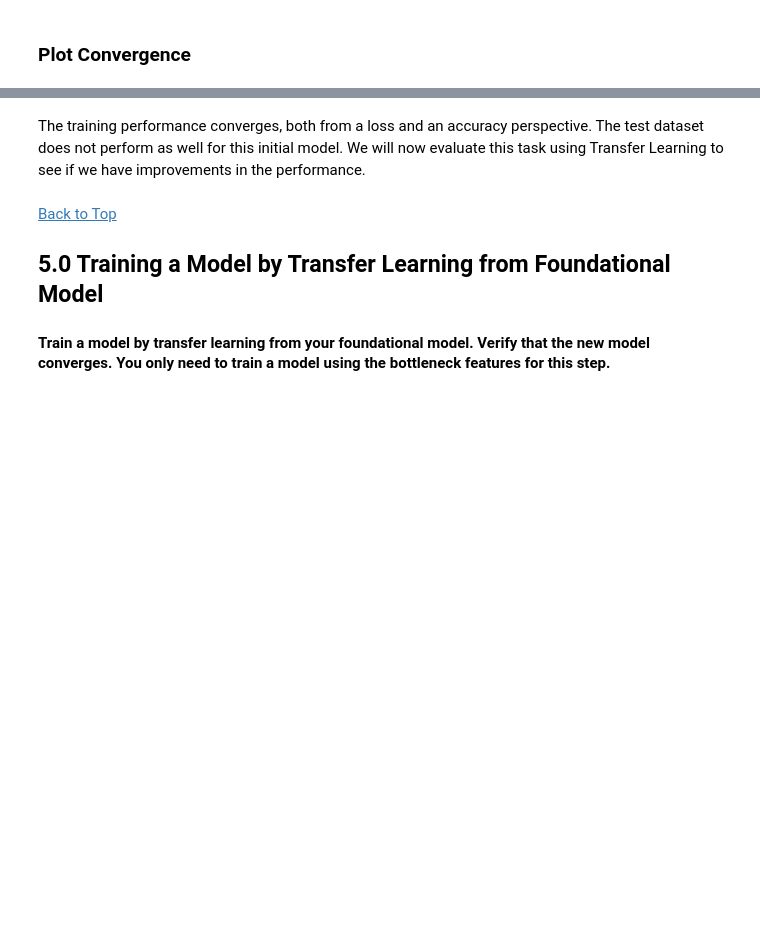
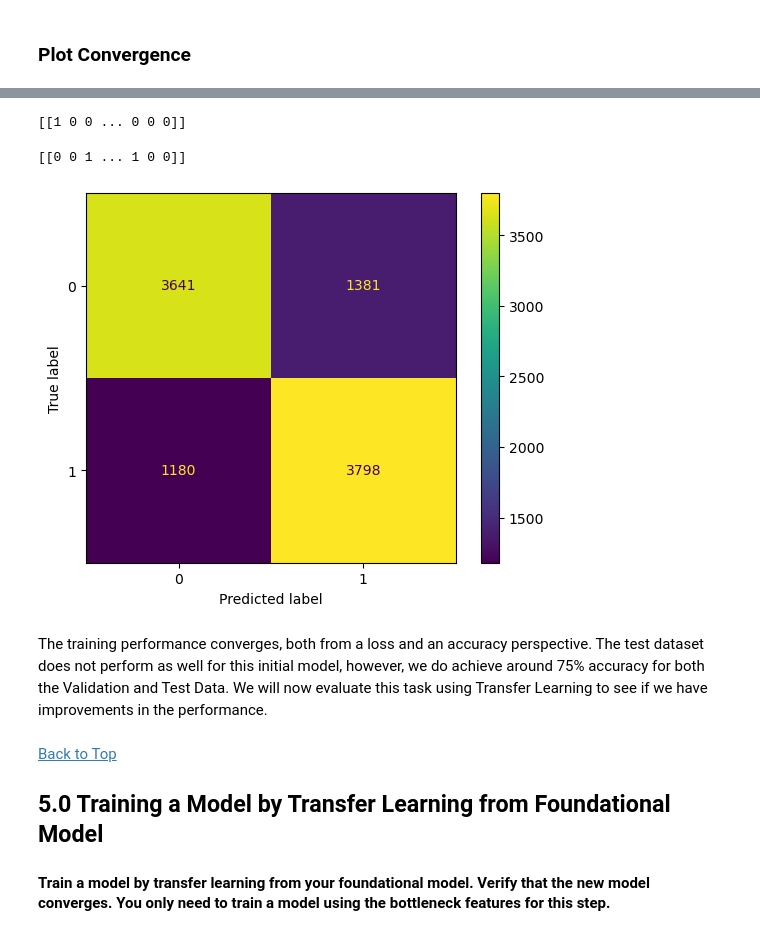
Before and after one commit to raneyoliver/CS8321Labs-public, a Jupyter notebook: lab2/lab2_cp0304.ipynb, the cells around one changed output, grey strips where cells are left out. Saved outputs shown, nothing was run; the diff lists cells and outputs as text; code cells hidden in the pictures; blank space fills up the shorter version.

```diff
--- a/lab2/lab2_cp0304.ipynb
+++ b/lab2/lab2_cp0304.ipynb
@@ -472,8 +478,9 @@ histdf_init.to_csv('base_model_training_history2bin.csv', index=False)
 
 # Save predictions to a CSV file
 y_pred = model.predict(X_test)
-y_pred = np.argmax(y_pred, axis=1)
-results = pd.DataFrame({'actual': y_test, 'predicted': y_pred})
+results = pd.DataFrame(pd.Series(y_test.to_numpy()),columns=['Actual'])
+results['Predicted'] = pd.DataFrame(y_pred)
+results.head()
 results.to_csv('base_model_predictions2bin.csv', index=False)
 
 # Save the Keras model
@@ -483,5 +494,26 @@ model.save('base_model2bin.keras')
+# %%
+yt = np.array(y_test)
+yt = yt.reshape(1,10000)
+print(yt)
+# %% [output]
+[[1 0 0 ... 0 0 0]]
+# %%
+yp = np.round(y_pred,0).astype(int)
+yp = yp.reshape(1,10000)
+print(yp)
+# %% [output]
+[[0 0 1 ... 1 0 0]]
+# %%
+from sklearn.metrics import ConfusionMatrixDisplay, confusion_matrix
+y_predconf = yp.reshape(10000,1)
+y_testconf = yt.reshape(10000,1)
+conf_mat = confusion_matrix(y_testconf, y_predconf)
+cm_display = ConfusionMatrixDisplay(conf_mat).plot()
+# %% [output]
+[figure, added]
 # %% [markdown]
-The training performance converges, both from a loss and an accuracy perspective. The test dataset does not perform as well for this initial model. We will now evaluate this task using Transfer Learning to see if we have improvements in the performance.
+The training performance converges, both from a loss and an accuracy perspective. The test dataset does not perform as well for this initial model, however, we do achieve around 75% accuracy for both the Validation and Test Data.
+We will now evaluate this task using Transfer Learning to see if we have improvements in the performance.
 # %% [markdown]
 <a href="#top">Back to Top</a>
 <a id="P5"></a>
```
Also changed, not shown: parts of 15 cells of this notebook, 3 other files.
